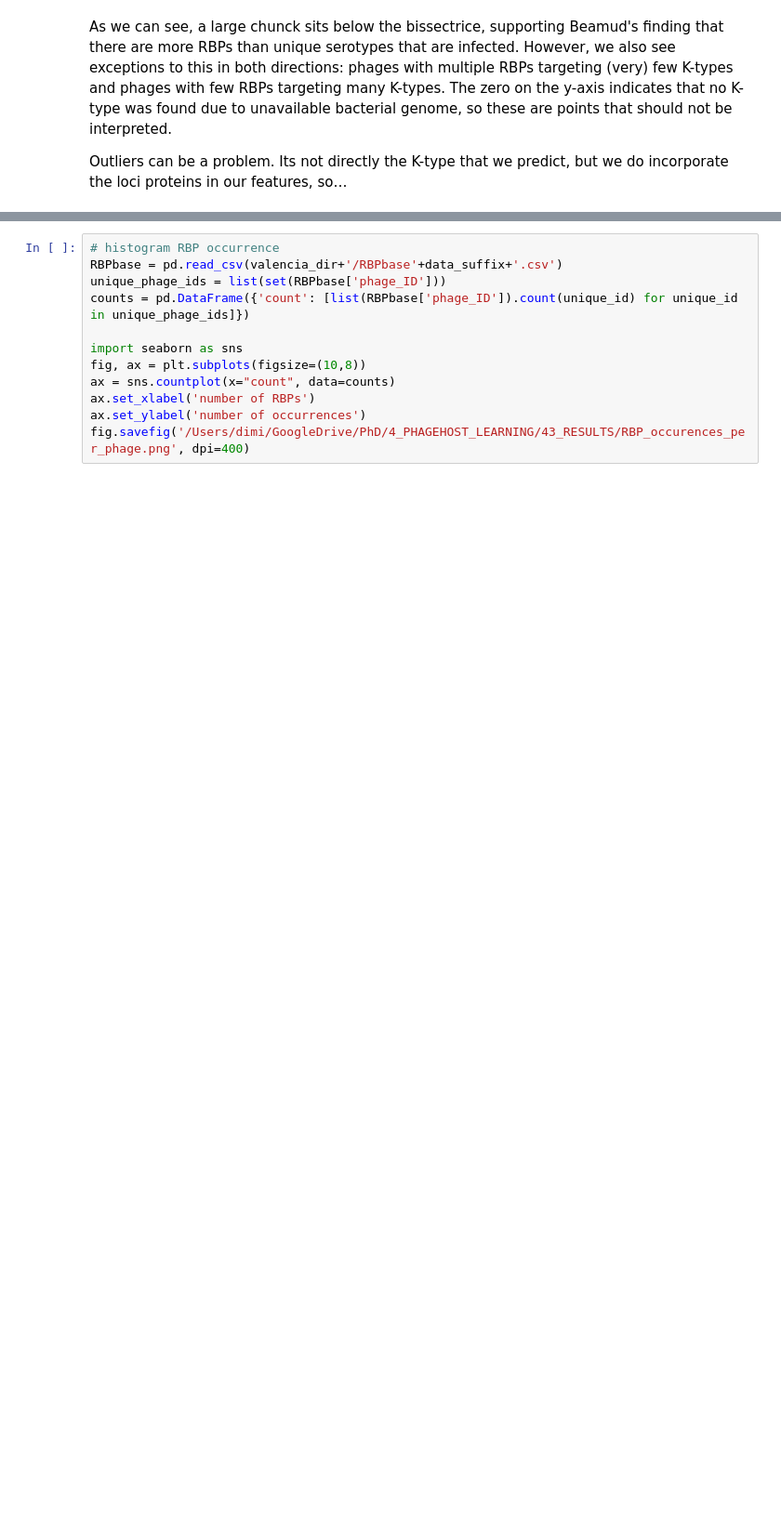
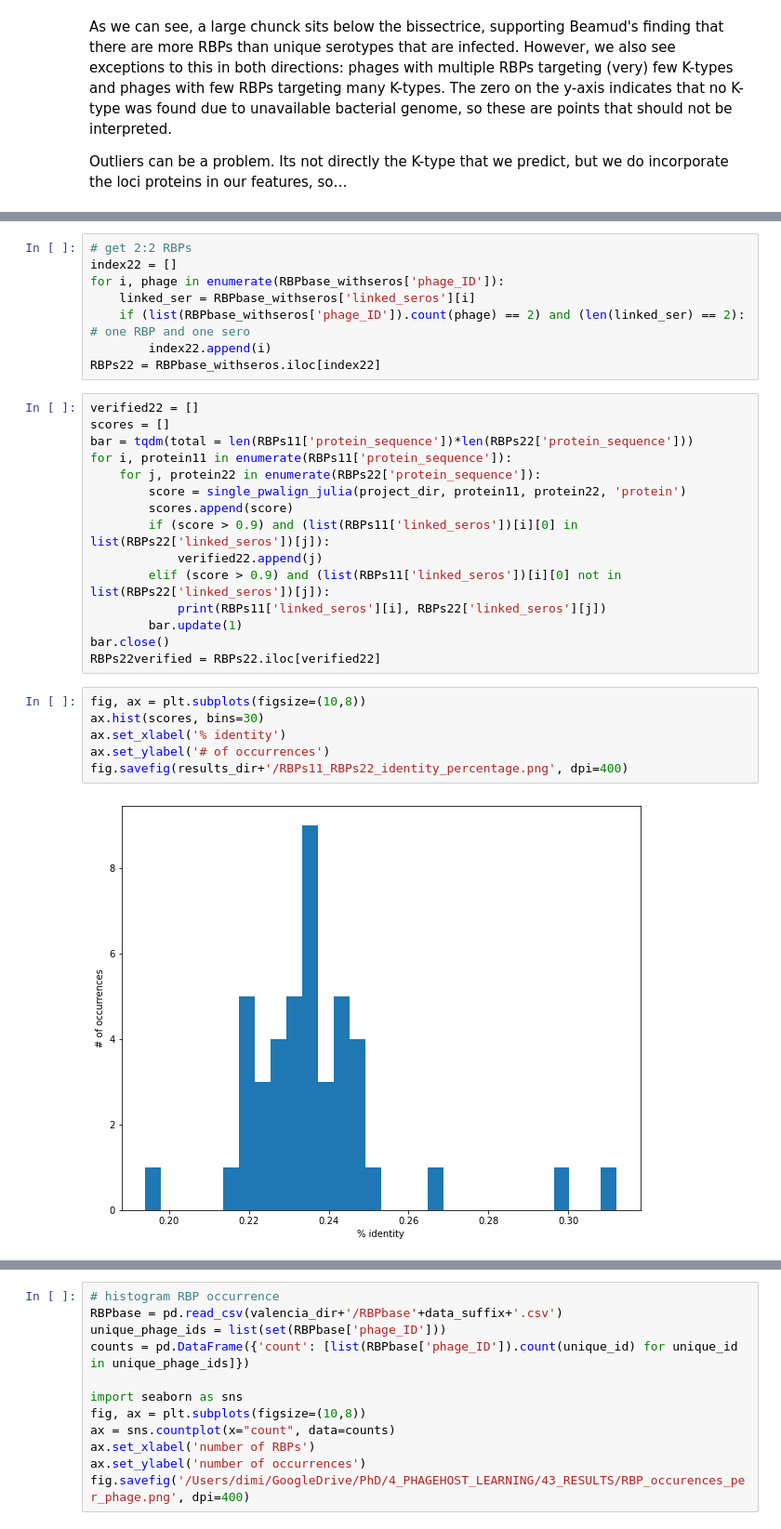
Before and after one commit to dimiboeckaerts/PhageHostLearn, a Jupyter notebook: exploration/phagehostlearn_exploration.ipynb, the cells around one changed output, grey strips where cells are left out. Shown at 93% size. Cells and saved outputs as stored; diff of their text form; blank space fills up the shorter version.

```diff
--- a/exploration/phagehostlearn_exploration.ipynb
+++ b/exploration/phagehostlearn_exploration.ipynb
@@ -504,0 +503,31 @@ RBPs21
+# %%
+# get 2:2 RBPs
+index22 = []
+for i, phage in enumerate(RBPbase_withseros['phage_ID']):
+    linked_ser = RBPbase_withseros['linked_seros'][i]
+    if (list(RBPbase_withseros['phage_ID']).count(phage) == 2) and (len(linked_ser) == 2): # one RBP and one sero
+        index22.append(i)
+RBPs22 = RBPbase_withseros.iloc[index22]
+# %%
+verified22 = []
+scores = []
+bar = tqdm(total = len(RBPs11['protein_sequence'])*len(RBPs22['protein_sequence']))
+for i, protein11 in enumerate(RBPs11['protein_sequence']):
+    for j, protein22 in enumerate(RBPs22['protein_sequence']):
+        score = single_pwalign_julia(project_dir, protein11, protein22, 'protein')
+        scores.append(score)
+        if (score > 0.9) and (list(RBPs11['linked_seros'])[i][0] in list(RBPs22['linked_seros'])[j]):
+            verified22.append(j)
+        elif (score > 0.9) and (list(RBPs11['linked_seros'])[i][0] not in list(RBPs22['linked_seros'])[j]):
+            print(RBPs11['linked_seros'][i], RBPs22['linked_seros'][j])
+        bar.update(1)
+bar.close()
+RBPs22verified = RBPs22.iloc[verified22]
+# %%
+fig, ax = plt.subplots(figsize=(10,8))
+ax.hist(scores, bins=30)
+ax.set_xlabel('% identity')
+ax.set_ylabel('# of occurrences')
+fig.savefig(results_dir+'/RBPs11_RBPs22_identity_percentage.png', dpi=400)
+# %% [output]
+[figure, added]
```
Also changed, not shown: parts of 36 cells of this notebook, 3 other files.
